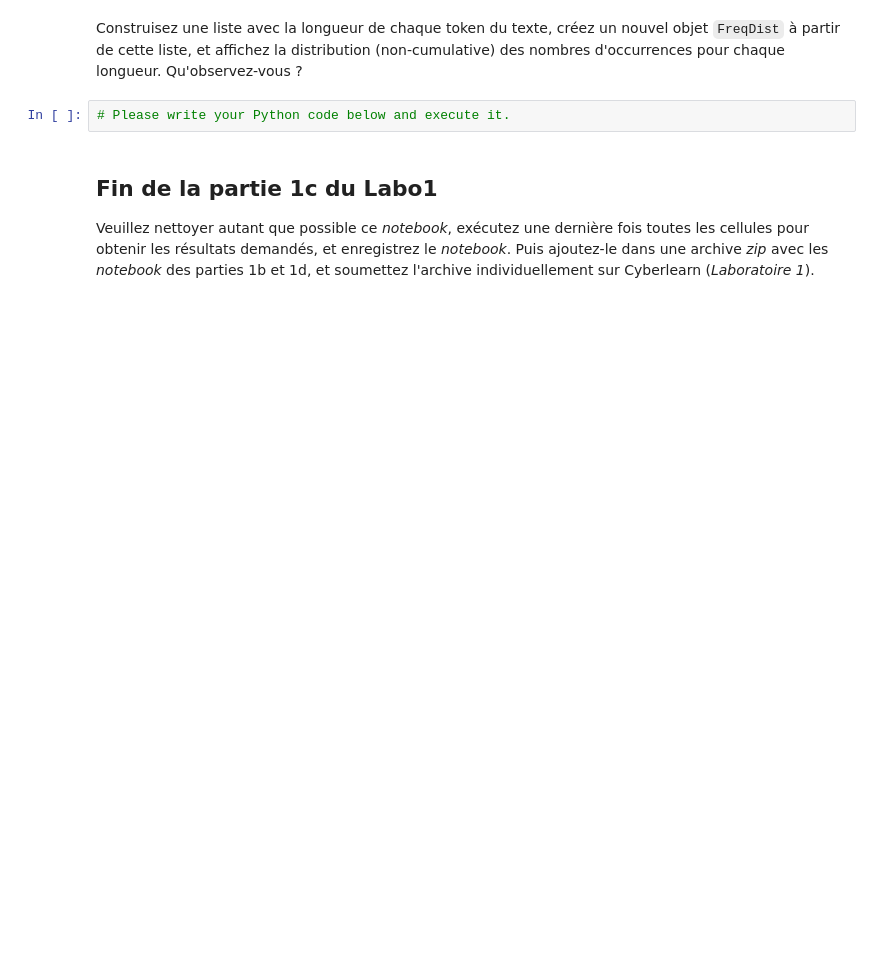
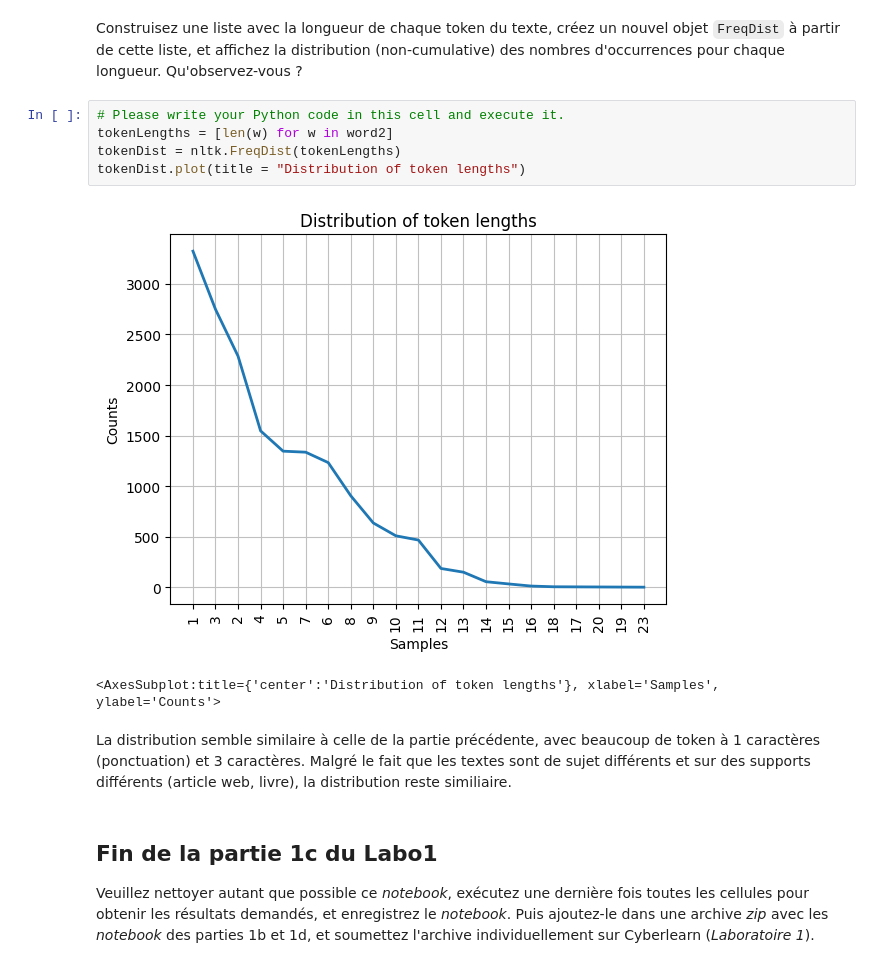
Before and after one commit to Nelson-Jnrnd/TAL_L1, a Jupyter notebook: TAL_Labo1c_student.ipynb, the cells around one changed output. Drawn from its saved outputs; the diff is of its cells as text; blank space fills up the shorter version.

Commit message:
fin partie c

```diff
--- a/TAL_Labo1c_student.ipynb
+++ b/TAL_Labo1c_student.ipynb
@@ -93,7 +197,15 @@ Affichez le graphique cumulatif du nombre d'occurrences des 70 mots les plus fr
 # %% [markdown]
 Construisez une liste avec la longueur de chaque token du texte, créez un nouvel objet `FreqDist` à partir de cette liste, et affichez la distribution (non-cumulative) des nombres d'occurrences pour chaque longueur.  Qu'observez-vous ?
 # %%
-# Please write your Python code below and execute it.
+# Please write your Python code in this cell and execute it.
+tokenLengths = [len(w) for w in word2]
+tokenDist = nltk.FreqDist(tokenLengths)
+tokenDist.plot(title = "Distribution of token lengths")
+# %% [output]
+[figure, added]
+<AxesSubplot:title={'center':'Distribution of token lengths'}, xlabel='Samples', ylabel='Counts'>
+# %% [markdown]
+La distribution semble similaire à celle de la partie précédente, avec beaucoup de token à 1 caractères (ponctuation) et 3 caractères. Malgré le fait que les textes sont de sujet différents et sur des supports différents (article web, livre), la distribution reste similiaire.
 # %% [markdown]
 ## Fin de la partie 1c du Labo1
 Veuillez nettoyer autant que possible ce _notebook_, exécutez une dernière fois toutes les cellules pour obtenir les résultats demandés, et enregistrez le _notebook_.  Puis ajoutez-le dans une archive _zip_ avec les _notebook_ des parties 1b et 1d, et soumettez l'archive individuellement sur Cyberlearn (_Laboratoire 1_).
```
Also changed, not shown: parts of 19 cells of this notebook, 1 other file.
